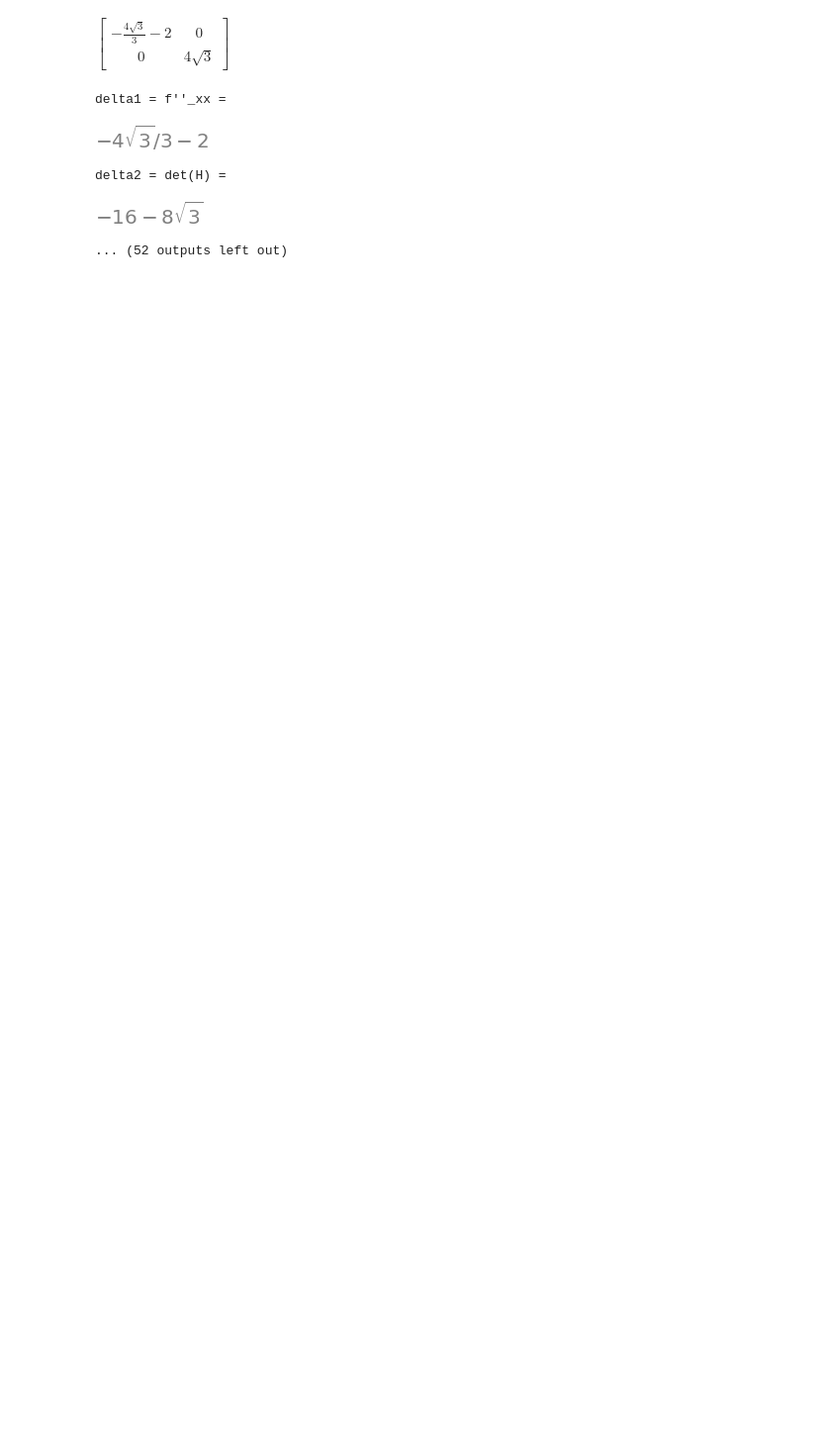
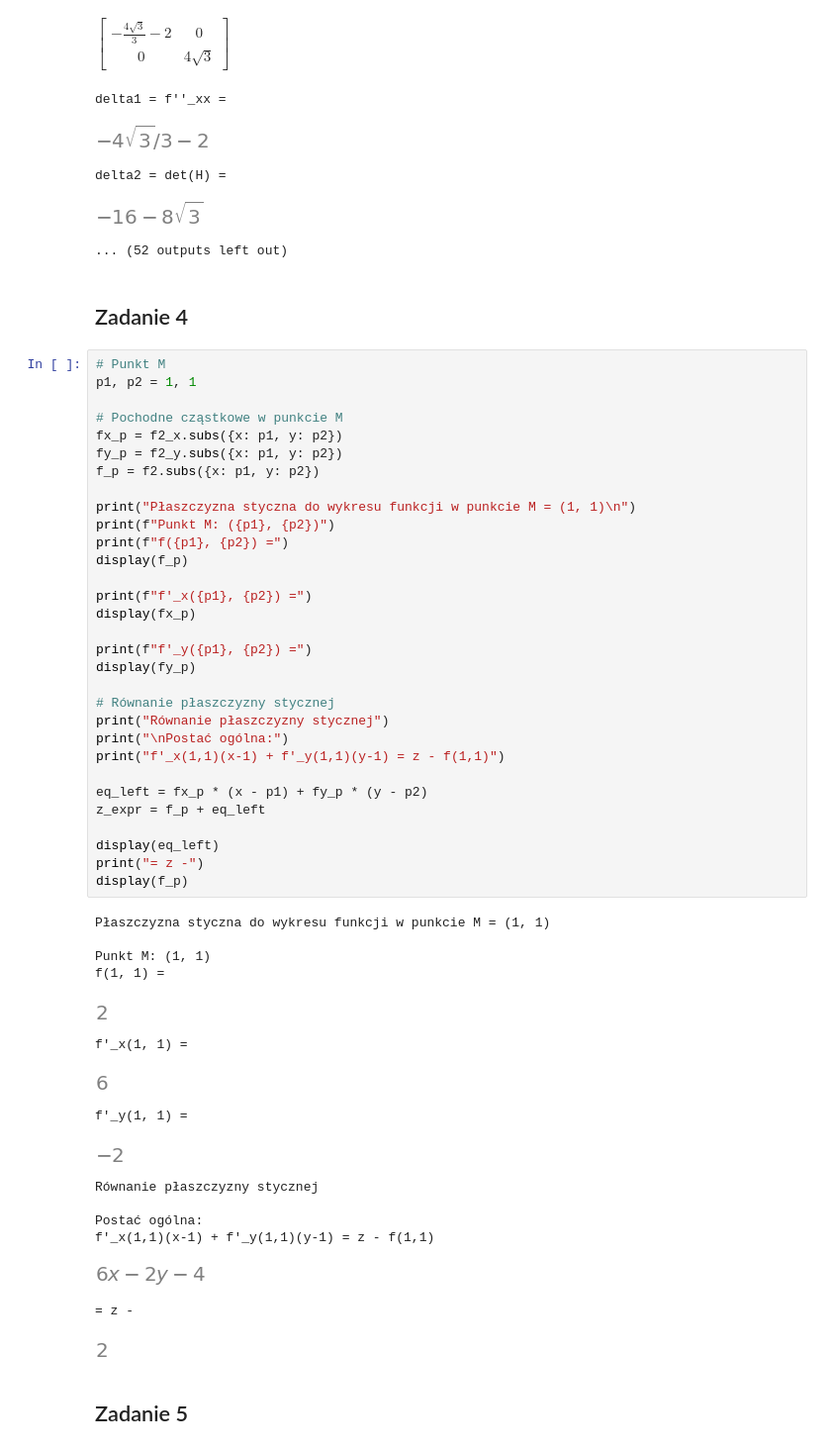
Before and after one commit to Tomaszlek/Obliczenia_Naukowe_2026, a Jupyter notebook: Lista 4/Lista4.ipynb, the cells around one changed output. Shown at 99% size. Cells and saved outputs as stored; diff of their text form; blank space fills up the shorter version.

Commit message:
Zadanie 4

```diff
--- a/Lista 4/Lista4.ipynb
+++ b/Lista 4/Lista4.ipynb
@@ -297,3 +297,55 @@ delta1 = f''_xx =
 delta2 = det(H) =
 [figure]
 ... (52 outputs left out)
+# %% [markdown]
+## Zadanie 4
+# %%
+# Punkt M
+p1, p2 = 1, 1
+
+# Pochodne cząstkowe w punkcie M
+fx_p = f2_x.subs({x: p1, y: p2})
+fy_p = f2_y.subs({x: p1, y: p2})
+f_p = f2.subs({x: p1, y: p2})
+
+print("Płaszczyzna styczna do wykresu funkcji w punkcie M = (1, 1)\n")
+print(f"Punkt M: ({p1}, {p2})")
+print(f"f({p1}, {p2}) =")
+display(f_p)
+
+print(f"f'_x({p1}, {p2}) =")
+display(fx_p)
+
+print(f"f'_y({p1}, {p2}) =")
+display(fy_p)
+
+# Równanie płaszczyzny stycznej
+print("Równanie płaszczyzny stycznej")
+print("\nPostać ogólna:")
+print("f'_x(1,1)(x-1) + f'_y(1,1)(y-1) = z - f(1,1)")
+
+eq_left = fx_p * (x - p1) + fy_p * (y - p2)
+z_expr = f_p + eq_left
+
+display(eq_left)
+print("= z -")
+display(f_p)
+# %% [output]
+Płaszczyzna styczna do wykresu funkcji w punkcie M = (1, 1)
+
+Punkt M: (1, 1)
+f(1, 1) =
+[figure, added]
+f'_x(1, 1) =
+[figure, added]
+f'_y(1, 1) =
+[figure, added]
+Równanie płaszczyzny stycznej
+
+Postać ogólna:
+f'_x(1,1)(x-1) + f'_y(1,1)(y-1) = z - f(1,1)
+[figure, added]
+= z -
+[figure, added]
+# %% [markdown]
+## Zadanie 5
```
